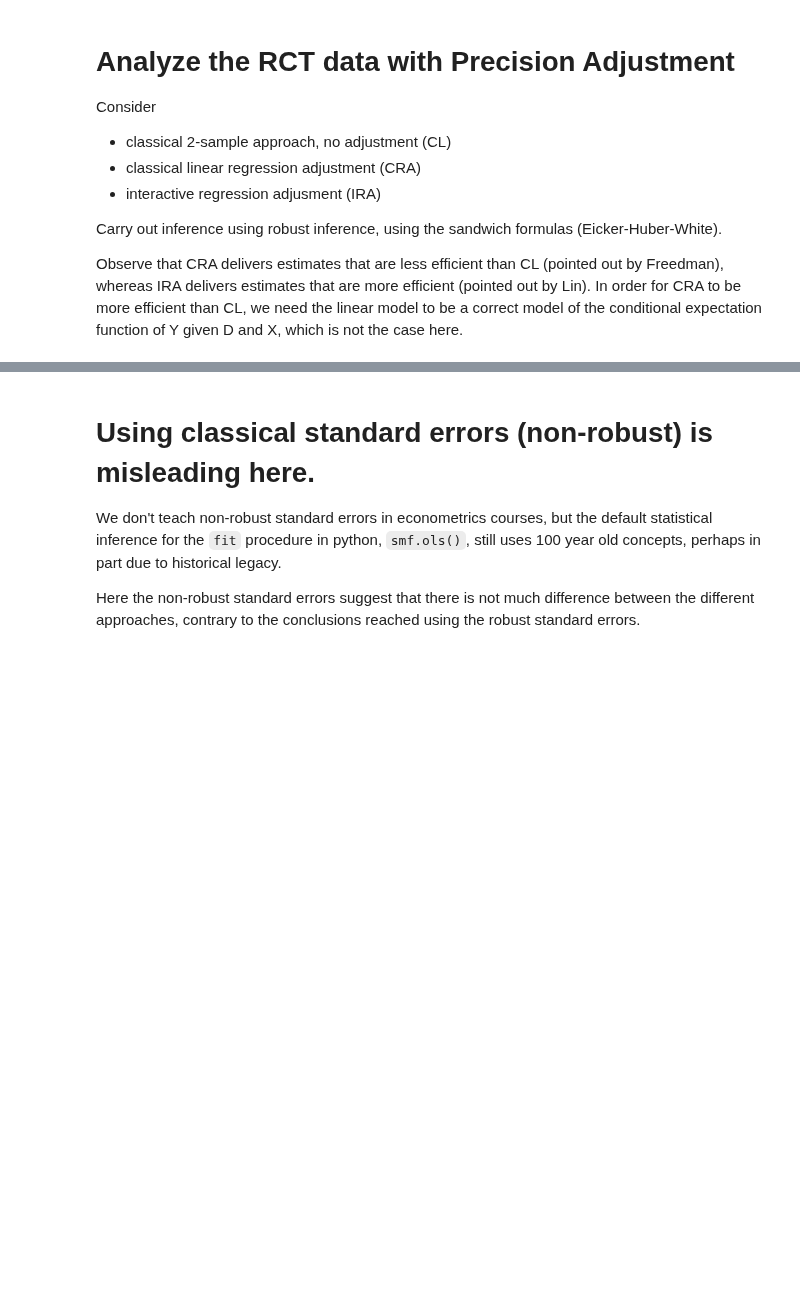
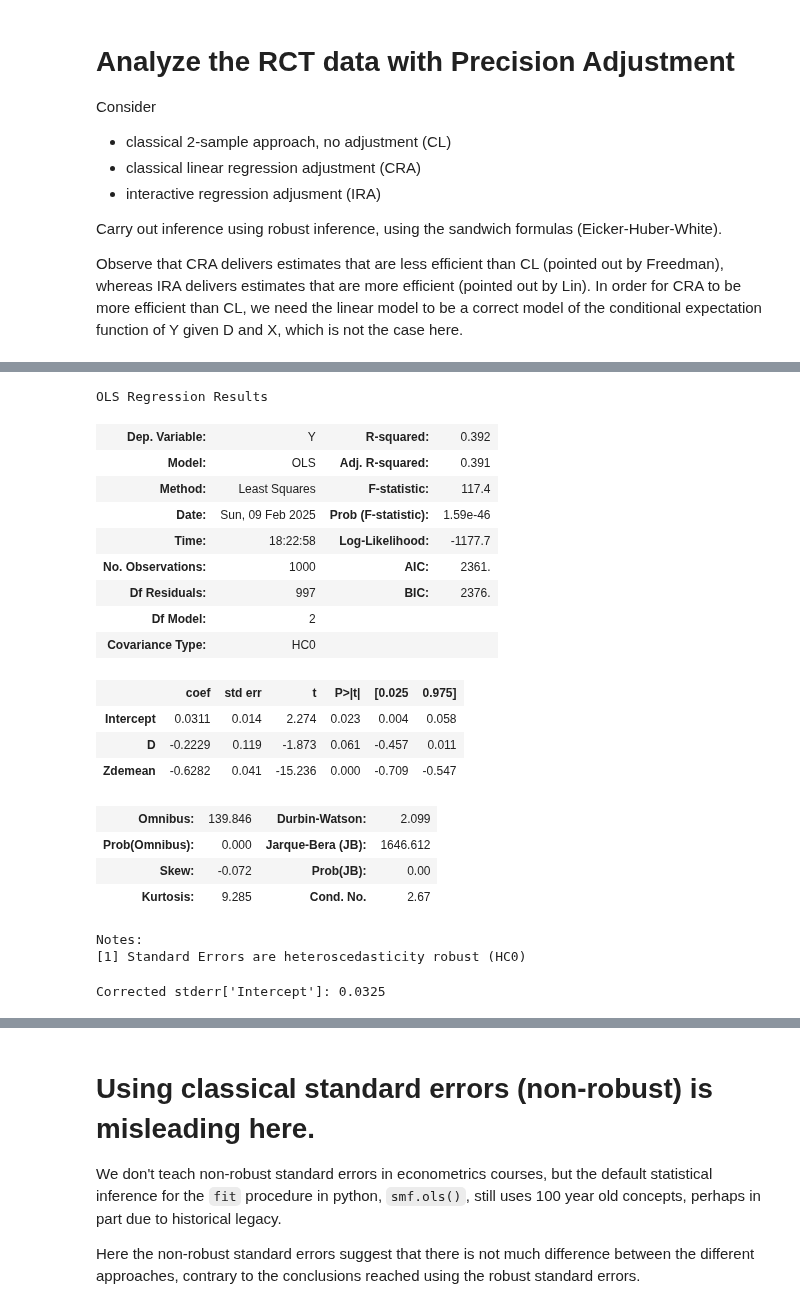
Before and after one commit to CausalAIBook/MetricsMLNotebooks, a Jupyter notebook: CM1/python-sim-precision-adj.ipynb, the cells around one changed output, grey strips where cells are left out. Cells and saved outputs as stored; diff of their text form; code cells hidden in the pictures; blank space fills up the shorter version.

```diff
--- a/CM1/python-sim-precision-adj.ipynb
+++ b/CM1/python-sim-precision-adj.ipynb
@@ -55,0 +99,36 @@ print(IRA.get_robustcov_results(cov_type="HC1").summary())
+# %%
+# if we demean the covariates, then the intercept can be interpreted
+# as an estimate of the expected outcome under control
+data['Zdemean'] = data['Z'] - data['Z'].mean(axis=0)
+CRA = smf.ols("Y ~ D + Zdemean", data=data).fit()
+CRA.get_robustcov_results(cov_type="HC0").summary()
+# %% [output]
+OLS Regression Results
+| Dep. Variable: | Y | R-squared: | 0.392 |
+| Model: | OLS | Adj. R-squared: | 0.391 |
+| Method: | Least Squares | F-statistic: | 117.4 |
+| Date: | Sun, 09 Feb 2025 | Prob (F-statistic): | 1.59e-46 |
+| Time: | 18:22:58 | Log-Likelihood: | -1177.7 |
+| No. Observations: | 1000 | AIC: | 2361. |
+| Df Residuals: | 997 | BIC: | 2376. |
+| Df Model: | 2 |  |  |
+| Covariance Type: | HC0 |  |  |
+|  | coef | std err | t | P>|t| | [0.025 | 0.975] |
+| Intercept | 0.0311 | 0.014 | 2.274 | 0.023 | 0.004 | 0.058 |
+| D | -0.2229 | 0.119 | -1.873 | 0.061 | -0.457 | 0.011 |
+| Zdemean | -0.6282 | 0.041 | -15.236 | 0.000 | -0.709 | -0.547 |
+| Omnibus: | 139.846 | Durbin-Watson: | 2.099 |
+| Prob(Omnibus): | 0.000 | Jarque-Bera (JB): | 1646.612 |
+| Skew: | -0.072 | Prob(JB): | 0.00 |
+| Kurtosis: | 9.285 | Cond. No. | 2.67 |
+Notes:
+[1] Standard Errors are heteroscedasticity robust (HC0)
+# %%
+# However, then we need to correct the standard error associated
+# with the intercept, to account for the variance in estimating the means.
+# The standard error for D does not need any correction
+J = np.mean(1 - data['D'])
+score = (CRA.resid * (1 - data['D']) + J * data[['Zdemean']] @ CRA.params[['Zdemean']]) / J
+print(f"Corrected stderr['Intercept']: {np.sqrt(np.mean(score**2) / len(data)):.4f}")
+# %% [output]
+Corrected stderr['Intercept']: 0.0325
```
Also changed, not shown: parts of 15 cells of this notebook.
